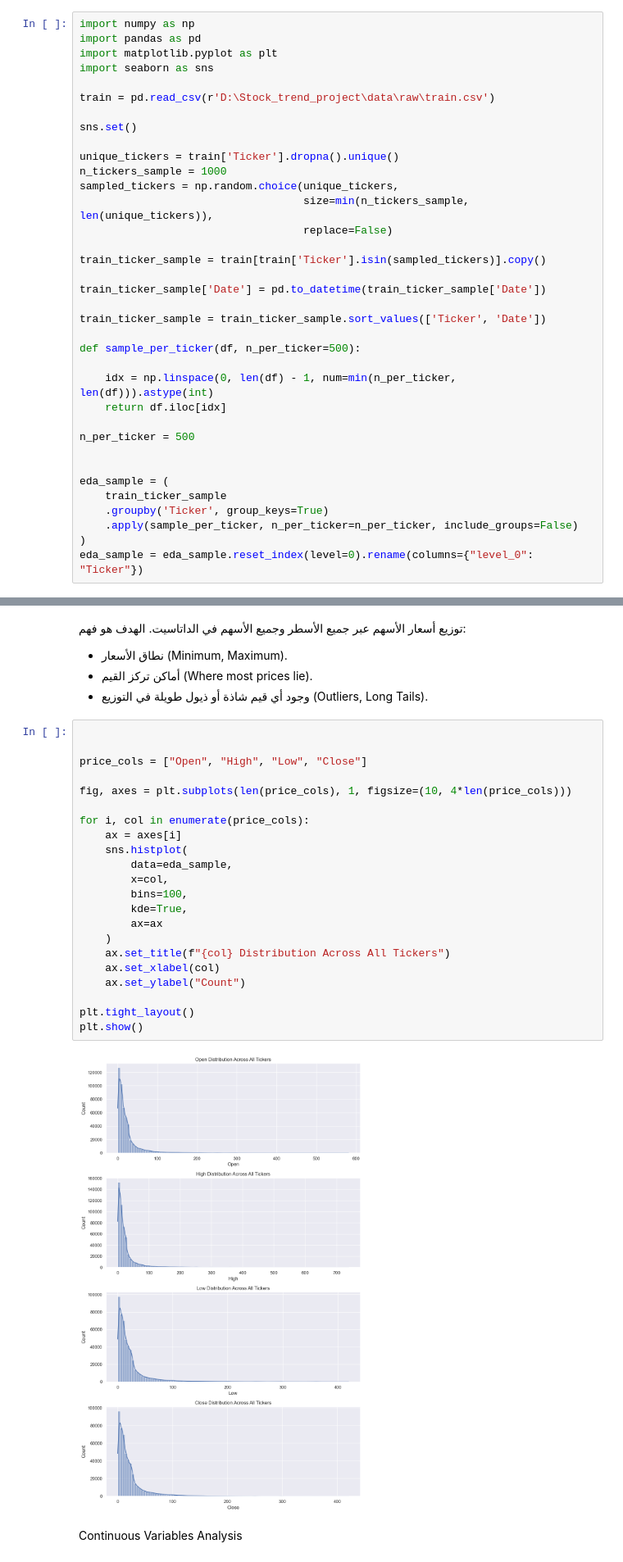
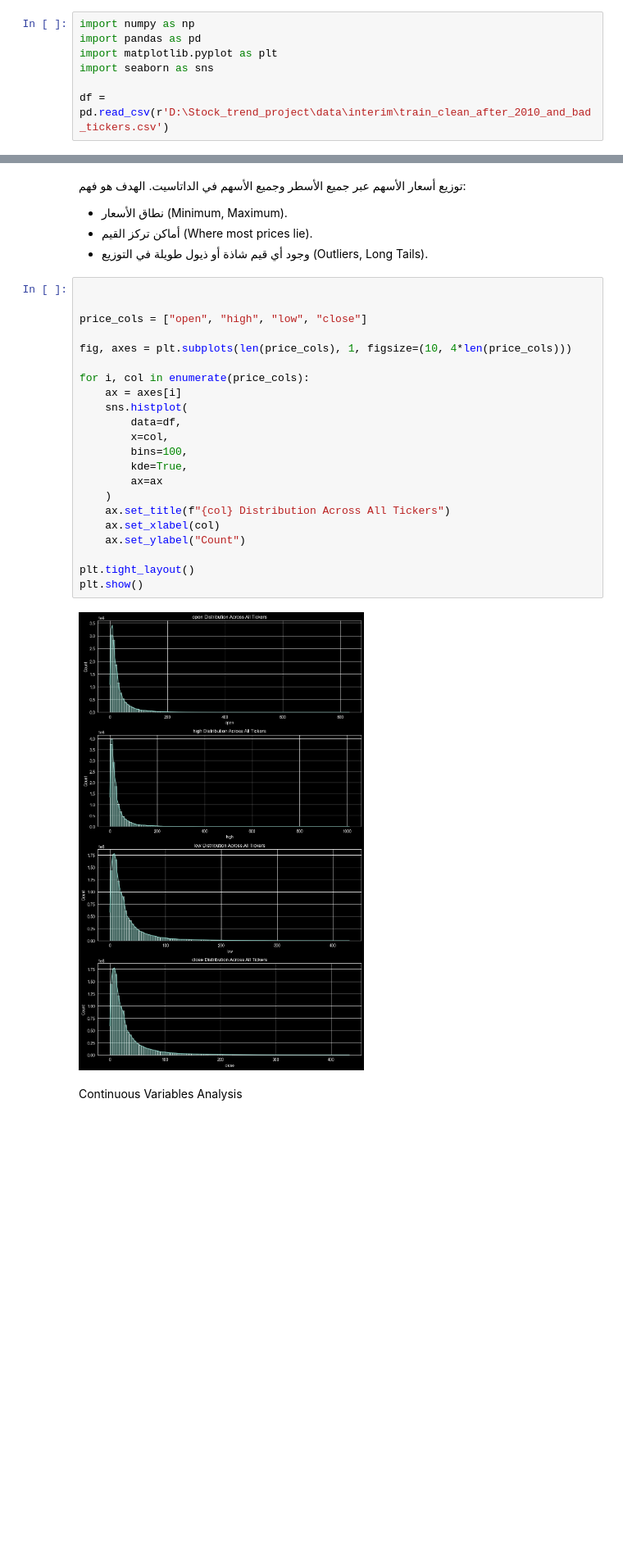
Before and after one commit to OnlyAbdullh/stock-trend-prediction, a Jupyter notebook: notebooks/03-price-volume-distributions.ipynb, the cells around one changed output, grey strips where cells are left out. Shown at 82% size. Drawn from its saved outputs; the diff is of its cells as text; blank space fills up the shorter version.

```diff
--- a/notebooks/03-price-volume-distributions.ipynb
+++ b/notebooks/03-price-volume-distributions.ipynb
@@ -6,33 +6,4 @@ import pandas as pd
 import matplotlib.pyplot as plt
 import seaborn as sns
 
-train = pd.read_csv(r'D:\Stock_trend_project\data\raw\train.csv')
-
-sns.set()
-
-unique_tickers = train['Ticker'].dropna().unique()
-n_tickers_sample = 1000
-sampled_tickers = np.random.choice(unique_tickers,
-                                   size=min(n_tickers_sample, len(unique_tickers)),
-                                   replace=False)
-
-train_ticker_sample = train[train['Ticker'].isin(sampled_tickers)].copy()
-
-train_ticker_sample['Date'] = pd.to_datetime(train_ticker_sample['Date'])
-
-train_ticker_sample = train_ticker_sample.sort_values(['Ticker', 'Date'])
-
-def sample_per_ticker(df, n_per_ticker=500):
-
-    idx = np.linspace(0, len(df) - 1, num=min(n_per_ticker, len(df))).astype(int)
-    return df.iloc[idx]
-
-n_per_ticker = 500
-
-
-eda_sample = (
-    train_ticker_sample
-    .groupby('Ticker', group_keys=True)
-    .apply(sample_per_ticker, n_per_ticker=n_per_ticker, include_groups=False)
-)
-eda_sample = eda_sample.reset_index(level=0).rename(columns={"level_0": "Ticker"})
+df = pd.read_csv(r'D:\Stock_trend_project\data\interim\train_clean_after_2010_and_bad_tickers.csv')
@@ -47,27 +20,27 @@ eda_sample = eda_sample.reset_index(level=0).rename(columns={"level_0": "Ticker"
 # %%
 
 
-price_cols = ["Open", "High", "Low", "Close"]
+price_cols = ["open", "high", "low", "close"]
 
 fig, axes = plt.subplots(len(price_cols), 1, figsize=(10, 4*len(price_cols)))
 
 for i, col in enumerate(price_cols):
     ax = axes[i]
     sns.histplot(
-        data=eda_sample,
+        data=df,
         x=col,
         bins=100,
         kde=True,
         ax=ax
     )
     ax.set_title(f"{col} Distribution Across All Tickers")
     ax.set_xlabel(col)
     ax.set_ylabel("Count")
 
 plt.tight_layout()
 plt.show()
 # %% [output]
-[figure, old version]
+[figure, new version]
 # %% [markdown]
 Continuous Variables Analysis
 # %% [markdown]
```
Also changed, not shown: parts of 8 cells of this notebook, 1 other file.
